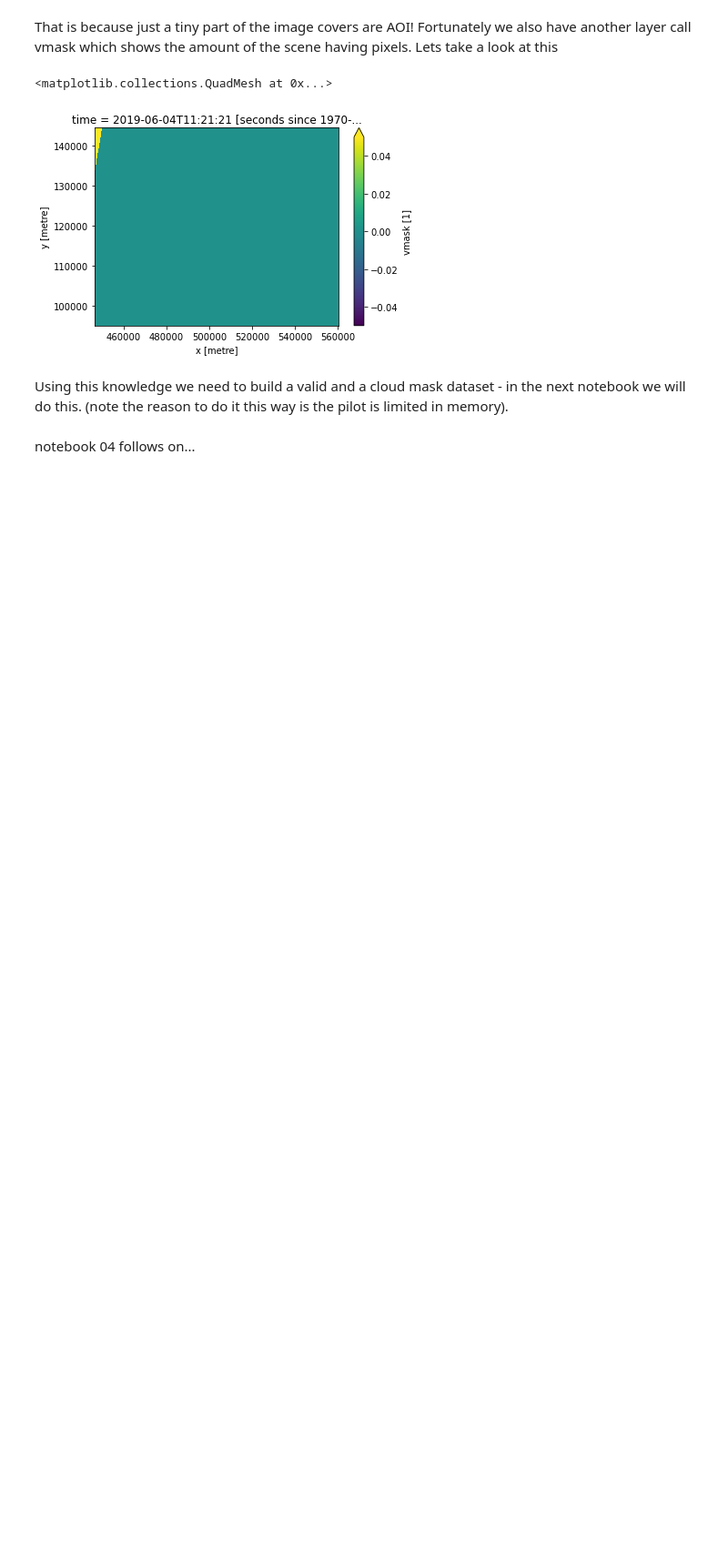
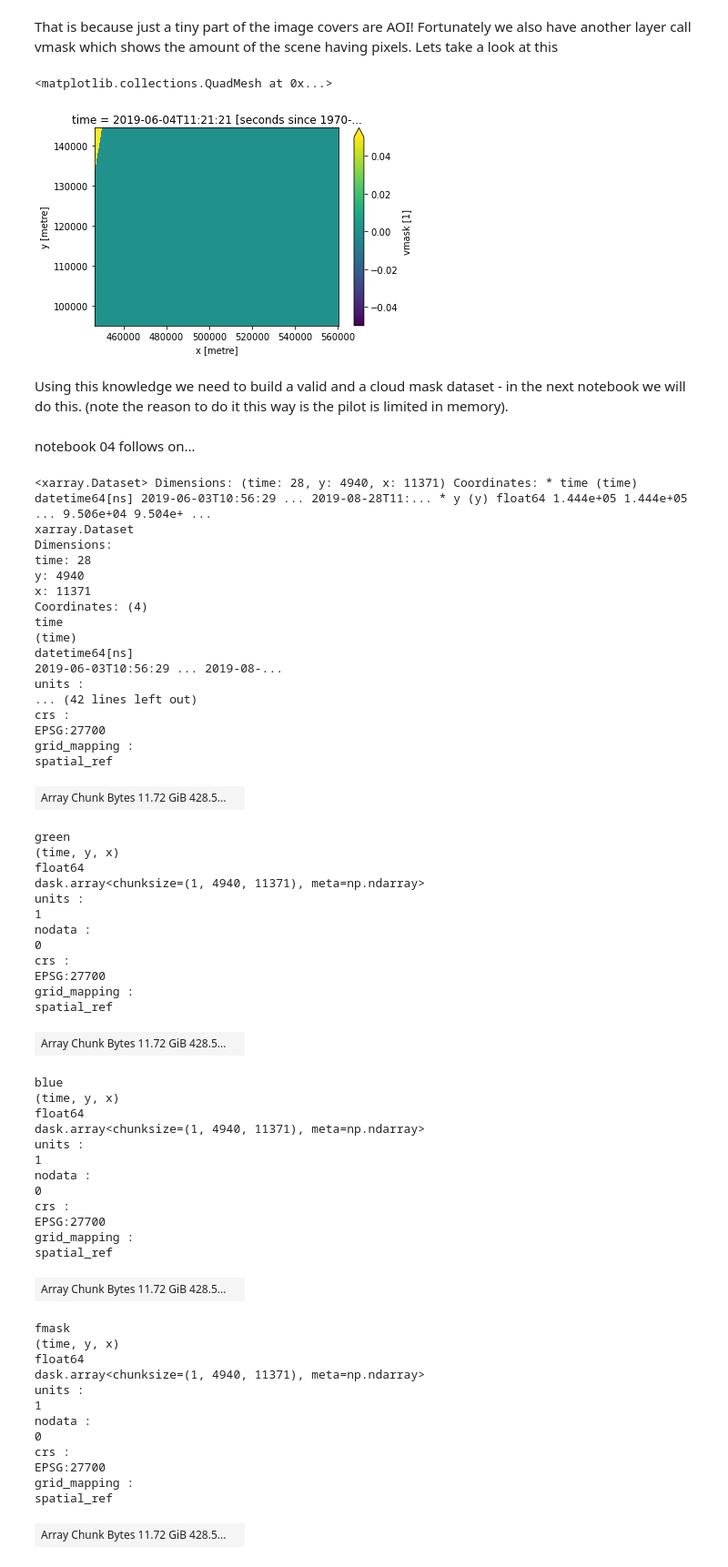
Before and after one commit to jncc/eodh-datacube, a Jupyter notebook: notebooks/02_Seasonal_Mosaics.ipynb, the cells around one changed output. Shown: that part at 91% size. Cells and saved outputs as stored; diff of their text form; code cells hidden in the pictures; blank space fills up the shorter version.

Commit message:
minor dataset change

```diff
--- a/notebooks/02_Seasonal_Mosaics.ipynb
+++ b/notebooks/02_Seasonal_Mosaics.ipynb
@@ -236,2 +235,62 @@ cleaned_dataset = ds2.where(valid)
 # %% [markdown]
 notebook 04 follows on...
+# %%
+valid
+# %% [output]
+<xarray.Dataset> Dimensions: (time: 28, y: 4940, x: 11371) Coordinates: * time (time) datetime64[ns] 2019-06-03T10:56:29 ... 2019-08-28T11:... * y (y) float64 1.444e+05 1.444e+05 ... 9.506e+04 9.504e+ ...
+xarray.Dataset
+Dimensions:
+time: 28
+y: 4940
+x: 11371
+Coordinates: (4)
+time
+(time)
+datetime64[ns]
+2019-06-03T10:56:29 ... 2019-08-...
+units :
+... (42 lines left out)
+crs :
+EPSG:27700
+grid_mapping :
+spatial_ref
+| Array Chunk Bytes 11.72 GiB 428.5... |  |
+green
+(time, y, x)
+float64
+dask.array<chunksize=(1, 4940, 11371), meta=np.ndarray>
+units :
+1
+nodata :
+0
+crs :
+EPSG:27700
+grid_mapping :
+spatial_ref
+| Array Chunk Bytes 11.72 GiB 428.5... |  |
+blue
+(time, y, x)
+float64
+dask.array<chunksize=(1, 4940, 11371), meta=np.ndarray>
+units :
+1
+nodata :
+0
+crs :
+EPSG:27700
+grid_mapping :
+spatial_ref
+| Array Chunk Bytes 11.72 GiB 428.5... |  |
+fmask
+(time, y, x)
+float64
+dask.array<chunksize=(1, 4940, 11371), meta=np.ndarray>
+units :
+1
+nodata :
+0
+crs :
+EPSG:27700
+grid_mapping :
+spatial_ref
+| Array Chunk Bytes 11.72 GiB 428.5... |  |
```
Also changed, not shown: parts of 2 cells of this notebook, 1 other file.
